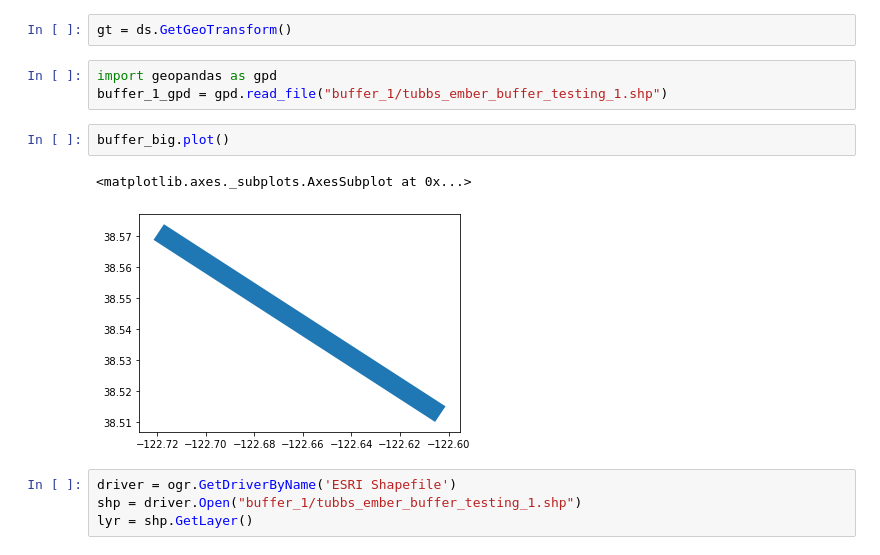
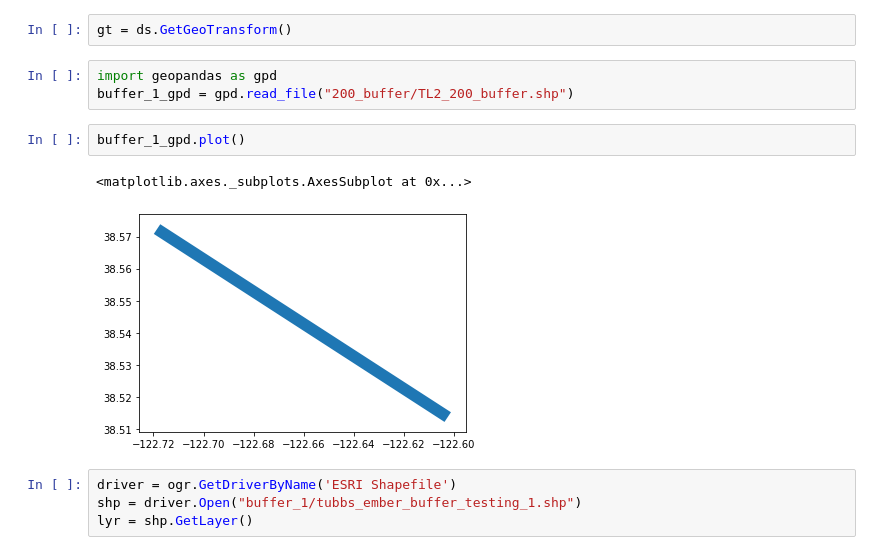
Before and after one commit to fxdawnn/VeggieWildfire, a Jupyter notebook: gdal_lcp.ipynb, the cells around one changed output. Saved outputs shown, nothing was run; the diff lists cells and outputs as text.

```diff
--- a/gdal_lcp.ipynb
+++ b/gdal_lcp.ipynb
@@ -800,12 +829,12 @@ fm_raster = ds.GetRasterBand(4)
 gt = ds.GetGeoTransform()
 # %%
 import geopandas as gpd
-buffer_1_gpd = gpd.read_file("buffer_1/tubbs_ember_buffer_testing_1.shp")
+buffer_1_gpd = gpd.read_file("200_buffer/TL2_200_buffer.shp")
 # %%
-buffer_big.plot()
+buffer_1_gpd.plot()
 # %% [output]
 <matplotlib.axes._subplots.AxesSubplot at 0x...>
-[figure, old version]
+[figure, new version]
 # %%
 driver = ogr.GetDriverByName('ESRI Shapefile')
 shp = driver.Open("buffer_1/tubbs_ember_buffer_testing_1.shp")
```
Also changed, not shown: parts of 15 cells of this notebook, 1 other file.
